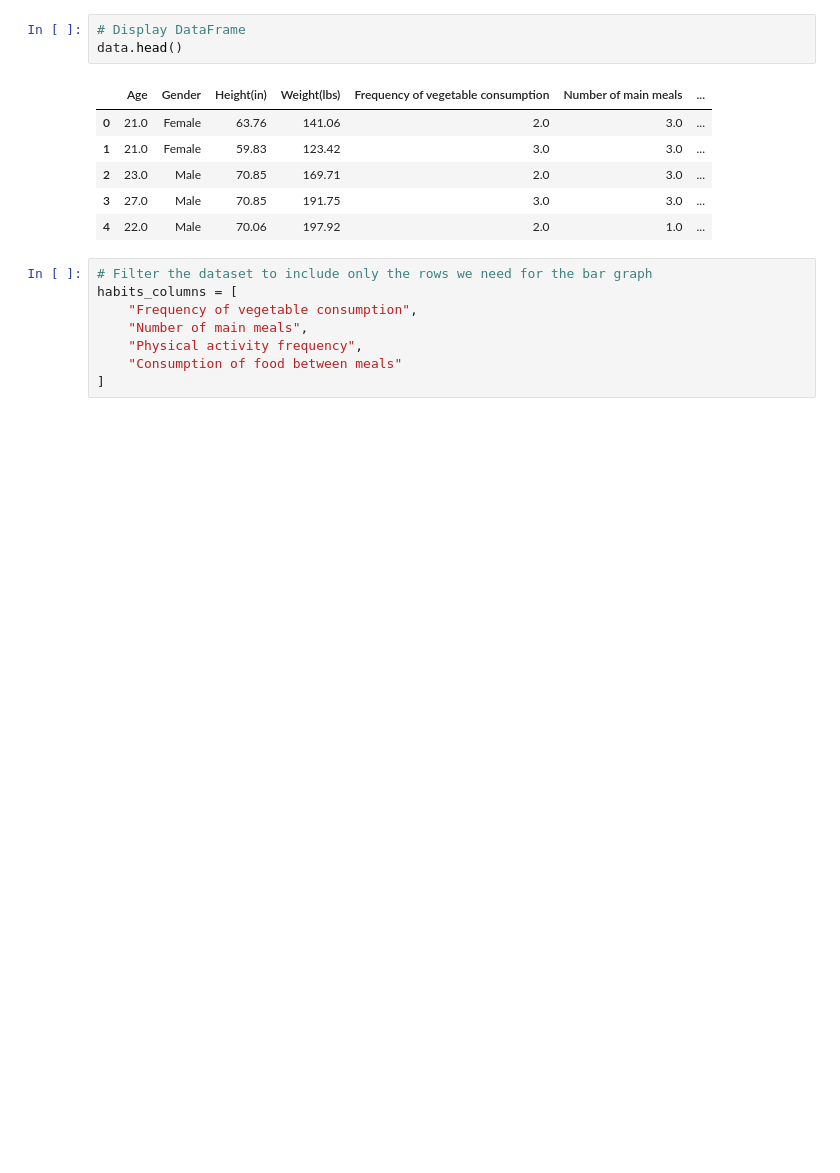
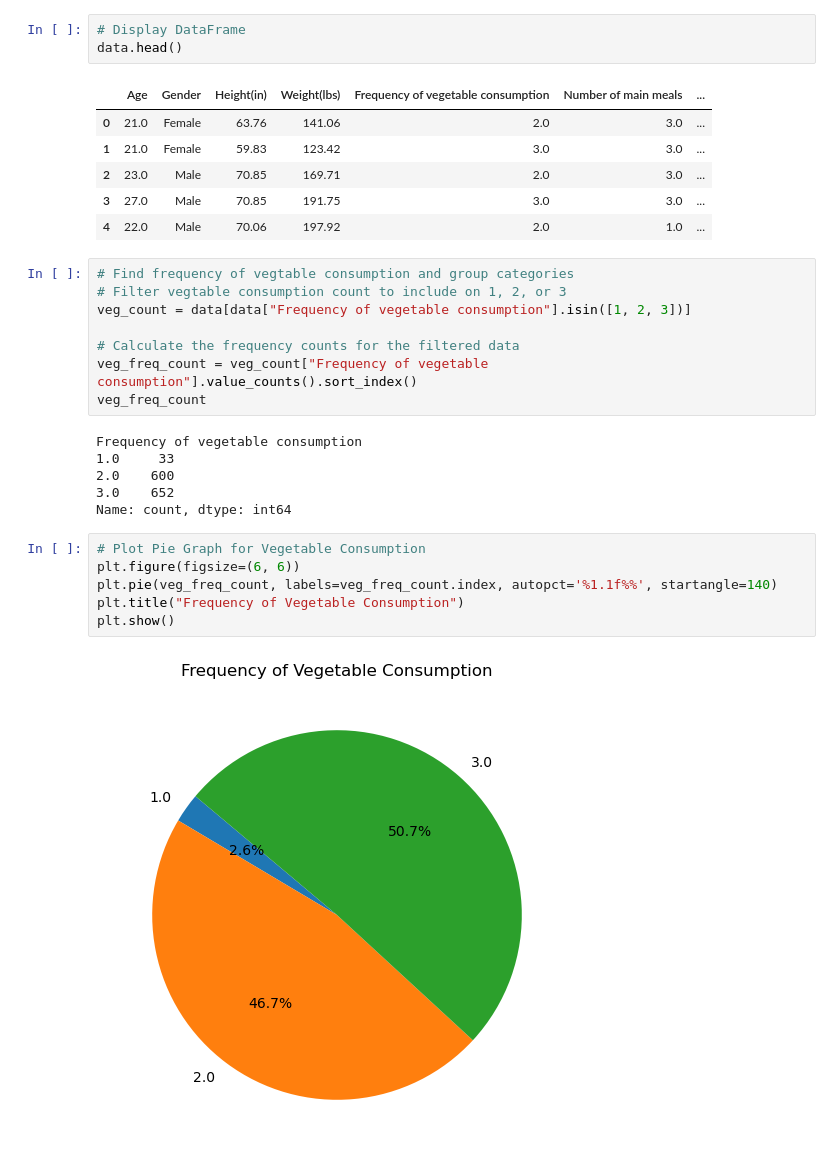
Before and after one commit to Mjohnson0529/project-3, a Jupyter notebook: Daily_Habits _Pie _Graph/PieGraph.ipynb, the cells around one changed output. Saved outputs shown, nothing was run; the diff lists cells and outputs as text; blank space fills up the shorter version.

```diff
--- a/Daily_Habits _Pie _Graph/PieGraph.ipynb
+++ b/Daily_Habits _Pie _Graph/PieGraph.ipynb
@@ -18,11 +18,25 @@ data.head()
 | 2 | 23.0 | Male | 70.85 | 169.71 | 2.0 | 3.0 | ... |
 | 3 | 27.0 | Male | 70.85 | 191.75 | 3.0 | 3.0 | ... |
 | 4 | 22.0 | Male | 70.06 | 197.92 | 2.0 | 1.0 | ... |
-# %%
-# Filter the dataset to include only the rows we need for the bar graph
-habits_columns = [
-    "Frequency of vegetable consumption",
-    "Number of main meals",
-    "Physical activity frequency",
-    "Consumption of food between meals"
-]
+# %%
+# Find frequency of vegtable consumption and group categories
+# Filter vegtable consumption count to include on 1, 2, or 3
+veg_count = data[data["Frequency of vegetable consumption"].isin([1, 2, 3])]
+
+# Calculate the frequency counts for the filtered data
+veg_freq_count = veg_count["Frequency of vegetable consumption"].value_counts().sort_index()
+veg_freq_count
+# %% [output]
+Frequency of vegetable consumption
+1.0     33
+2.0    600
+3.0    652
+Name: count, dtype: int64
+# %%
+# Plot Pie Graph for Vegetable Consumption
+plt.figure(figsize=(6, 6))
+plt.pie(veg_freq_count, labels=veg_freq_count.index, autopct='%1.1f%%', startangle=140)
+plt.title("Frequency of Vegetable Consumption")
+plt.show()
+# %% [output]
+[figure, added]
```
Also changed, not shown: parts of 7 cells of this notebook, 6 other files.
